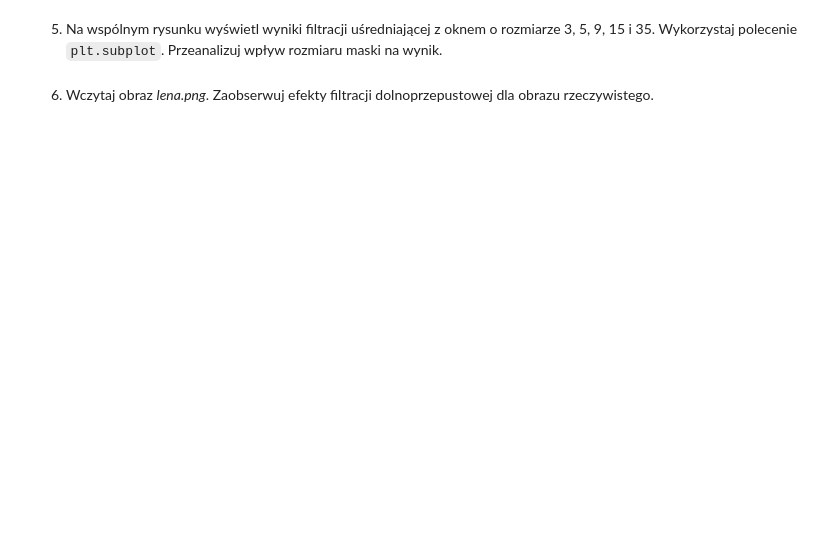
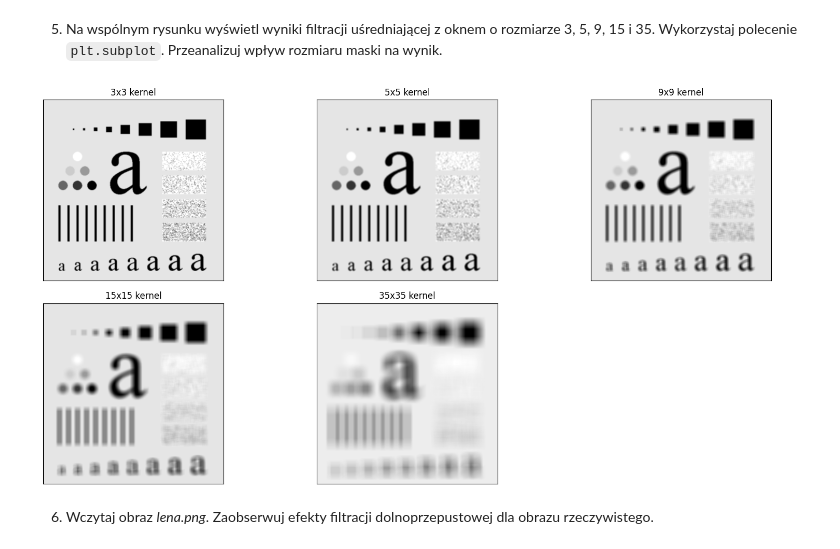
Before and after one commit to rmesek/wcpo-agh-2024, a Jupyter notebook: lab6/06_context.ipynb, the cells around one changed output. Drawn from its saved outputs; the diff is of its cells as text; code cells hidden in the pictures; blank space fills up the shorter version.

```diff
--- a/lab6/06_context.ipynb
+++ b/lab6/06_context.ipynb
@@ -61,6 +79,33 @@ for fileName in fileNames:
 5. Na wspólnym rysunku wyświetl wyniki filtracji uśredniającej z oknem o rozmiarze 3, 5, 9, 15 i 35.
 Wykorzystaj polecenie `plt.subplot`.
 Przeanalizuj wpływ rozmiaru maski na wynik.
+# %%
+f, axs = plt.subplots(2, 3)
+f.set_size_inches(16, 8)
+f.tight_layout()
+axs = axs.flatten()
+
+for i, N in enumerate([3, 5, 9, 15, 35]):
+    kernel = np.ones((N, N), dtype=np.float64) / N**2
+
+    # output = signal.convolve2d(images["plansza"], kernel, boundary="symm")
+
+    output = cv2.filter2D(
+        src=images["plansza"], ddepth=-1, kernel=kernel, borderType=cv2.BORDER_DEFAULT
+    )
+
+    axs[i].imshow(output, cmap="gray")
+    axs[i].set_title(f"{N}x{N} kernel")
+
+
+for ax in axs:
+    ax.set_xticks([])
+    ax.set_yticks([])
+axs[5].axis("off")
+
+plt.show()
+# %% [output]
+[figure, added]
 # %% [markdown]
 6. Wczytaj obraz _lena.png_.
 Zaobserwuj efekty filtracji dolnoprzepustowej dla obrazu rzeczywistego.
```
Also changed, not shown: parts of 4 cells of this notebook.
